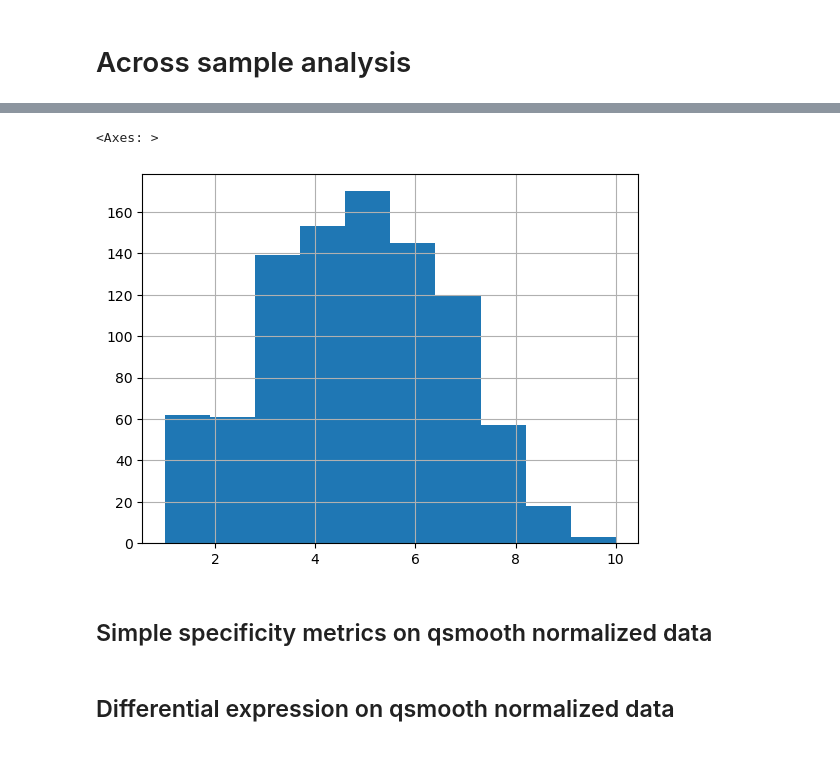
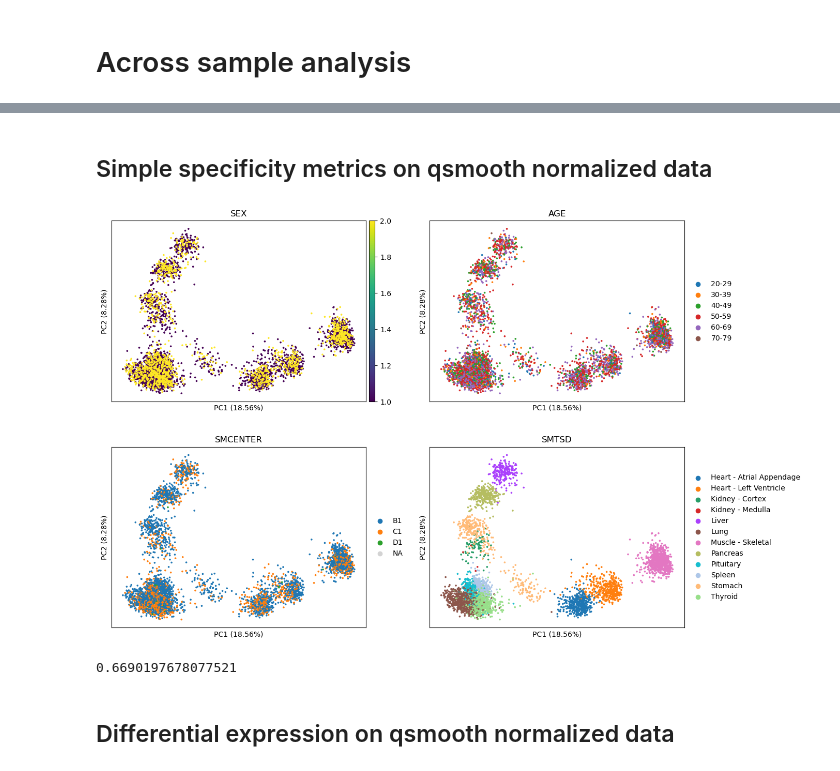
Before and after one commit to j-bac/GTEx_analysis, a Jupyter notebook: analyses/1_baseline_specificity.ipynb, the cells around one changed output, grey strips where cells are left out. Saved outputs shown, nothing was run; the diff lists cells and outputs as text; code cells hidden in the pictures.

```diff
--- a/analyses/1_baseline_specificity.ipynb
+++ b/analyses/1_baseline_specificity.ipynb
@@ -12,10 +41,13 @@ import preprocessing
 # %% [markdown]
 # Within sample analysis
 # %%
-# adata = preprocessing.load_rnaseq_sample_selected_tissues_anndata(
-#     X_path="../results/rnaseq_sample_selected_tissues.mm",
-#     genes_rows_path="../results/rnaseq_sample_selected_tissues_genes_rows.csv",
-#     samples_columns_path="../results/rnaseq_sample_selected_tissues_samples_columns.csv",
-#     samples_metadata_path="../results/rnaseq_sample_selected_tissues_metadata.csv",
-# )
+adata_tpm = preprocessing.load_rnaseq_sample_selected_tissues_anndata(
+     X_path="../results/rnaseq_sample_selected_tissues_tpm.mm",
+     genes_rows_path="../results/rnaseq_sample_selected_tissues_genes_rows.csv",
+     samples_columns_path="../results/rnaseq_sample_selected_tissues_samples_columns.csv",
+     samples_metadata_path="../results/rnaseq_sample_selected_tissues_metadata.csv",
+)
+# subset to yarn-filtered genes
+genes_rows_path="../results/rnaseq_sample_selected_tissues_yarn_normalized_genes_rows.csv",
+adata_tpm = adata_tpm[:,genes_rows_path['Name'].values]
 # %%
@@ -32,6 +62,12 @@ adata = preprocessing.load_rnaseq_sample_selected_tissues_anndata(
     samples_columns_path="../results/rnaseq_sample_selected_tissues_samples_columns.csv",
     samples_metadata_path="../results/rnaseq_sample_selected_tissues_metadata.csv",
 )
+adata.layers['qsmooth'] = adata.X
+if 'log1p' not in adata.uns:
+    sc.pp.log1p(adata)
+sc.pp.pca(adata)
 
 gene_names_df = pd.read_csv("../results/rnaseq_sample_selected_tissues_genes_rows.csv").set_index('Name')
 adata.var = adata.var.join(gene_names_df)
+
+adata.obs['donor_ids'].value_counts().hist()
@@ -38,9 +77,12 @@ adata.var = adata.var.join(gene_names_df)
-# %%
-adata.obs['donor_ids'].value_counts().hist()
-# %% [output]
-<Axes: >
-[figure, removed]
 # %% [markdown]
 ## Simple specificity metrics on qsmooth normalized data
+# %%
+sc.pl.pca(adata,color=['SEX','AGE','SMCENTER','SMTSD'],ncols=2,annotate_var_explained=True)
+# %% [output]
+[figure, added]
+# %%
+Tau(adata.X[:,0].toarray())
+# %% [output]
+0.6690197678077521
 # %% [markdown]
 ## Differential expression on qsmooth normalized data
```
Also changed, not shown: parts of 6 cells of this notebook, 2 other files.
